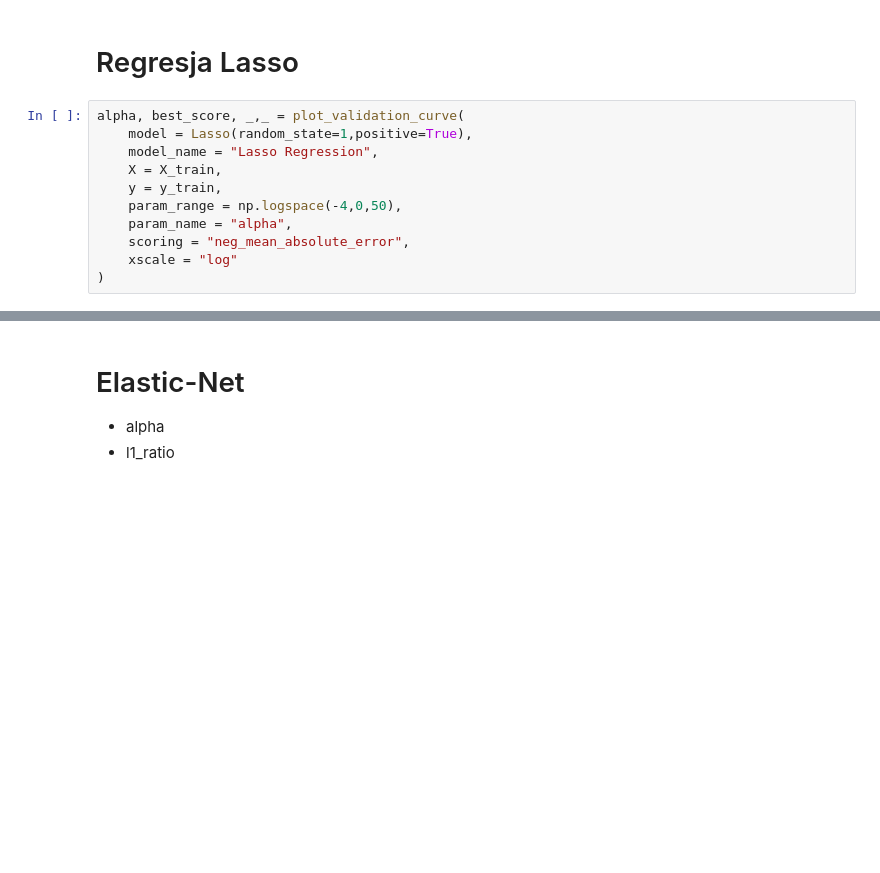
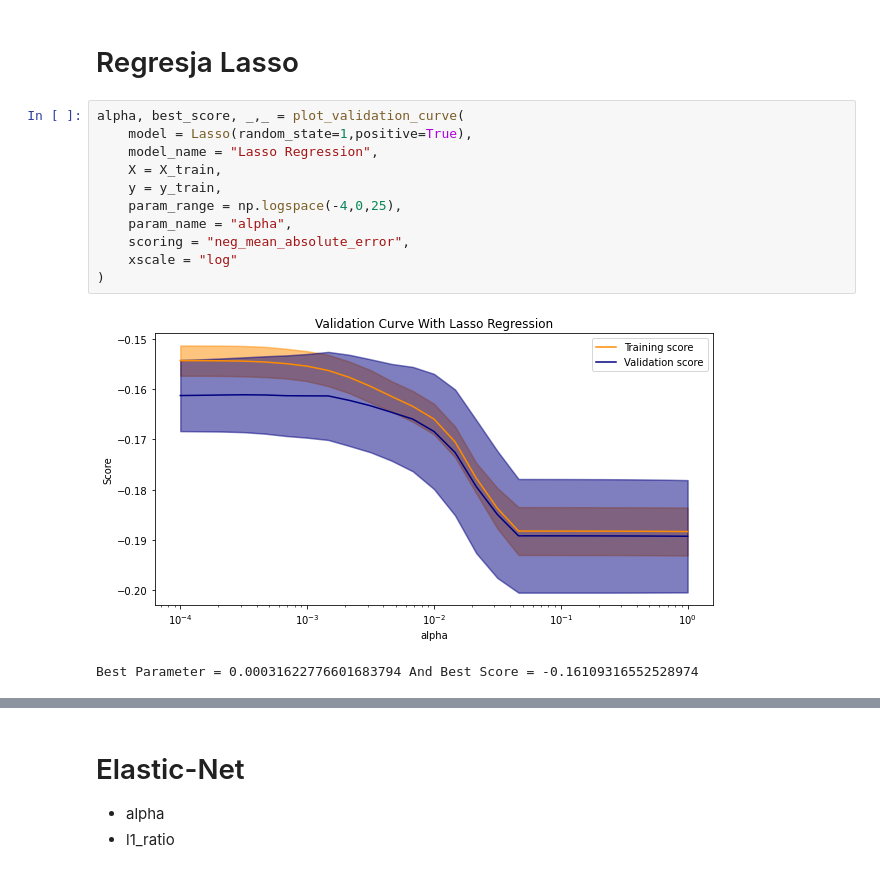
Before and after one commit to matlaczj/Predictive-Modeling-for-Student-Alcohol-Consumption, a Jupyter notebook: Projekt/projekt.ipynb, the cells around one changed output, grey strips where cells are left out. Saved outputs shown, nothing was run; the diff lists cells and outputs as text; blank space fills up the shorter version.

```diff
--- a/Projekt/projekt.ipynb
+++ b/Projekt/projekt.ipynb
@@ -285,14 +353,17 @@ dict(sorted(zip(X_train.columns,model.coef_),key=lambda x:abs(x[1]),reverse=True
 # %%
 alpha, best_score, _,_ = plot_validation_curve(
     model = Lasso(random_state=1,positive=True),
     model_name = "Lasso Regression",
     X = X_train,
     y = y_train,
-    param_range = np.logspace(-4,0,50),
+    param_range = np.logspace(-4,0,25),
     param_name = "alpha",
     scoring = "neg_mean_absolute_error",
     xscale = "log"
 )
+# %% [output]
+[figure, added]
+Best Parameter = 0.00031622776601683794 And Best Score = -0.16109316552528974
 # %%
 model = Lasso(random_state=1,positive=True,alpha=alpha)
 score = test_model(model,X_train,y_train,X_test,y_test)
```
Also changed, not shown: parts of 48 cells of this notebook, 1 other file.
